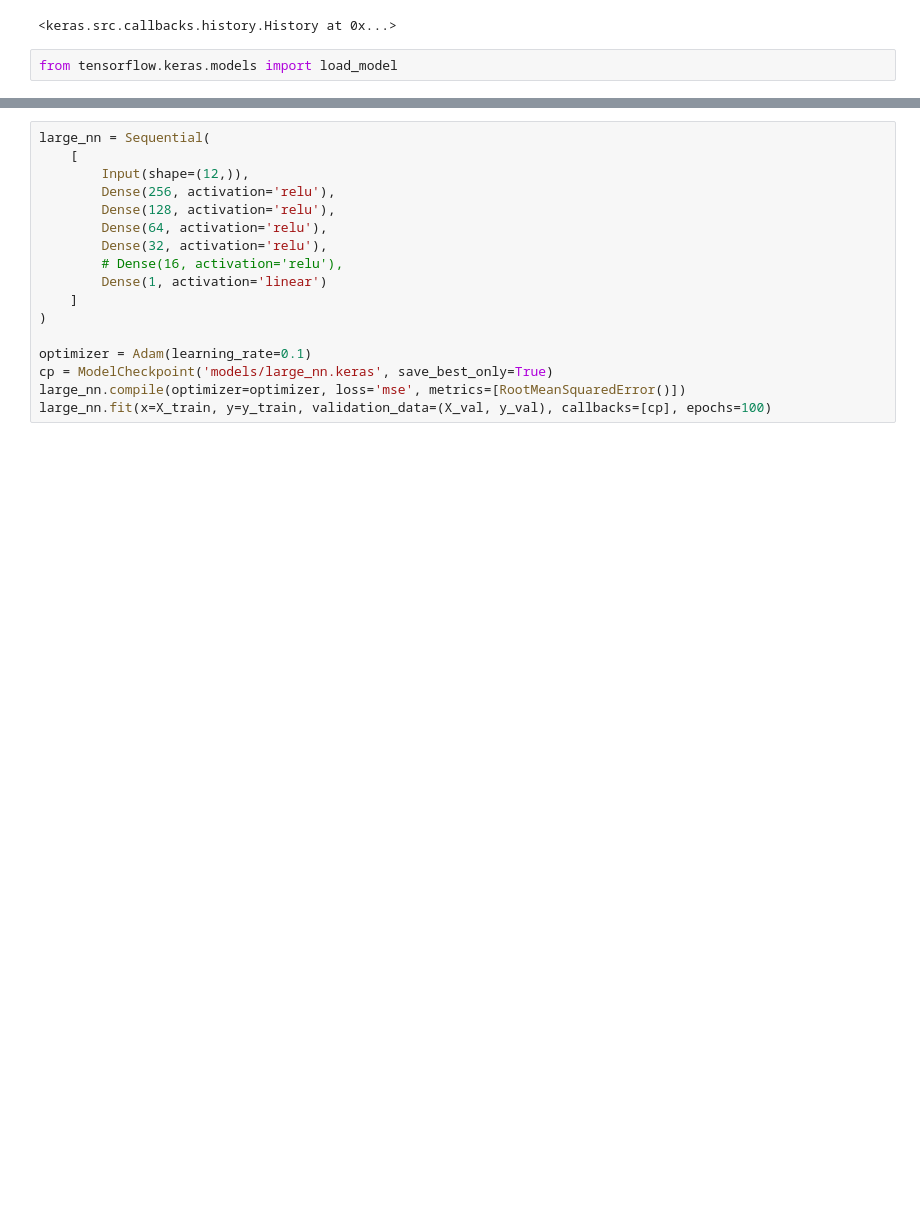
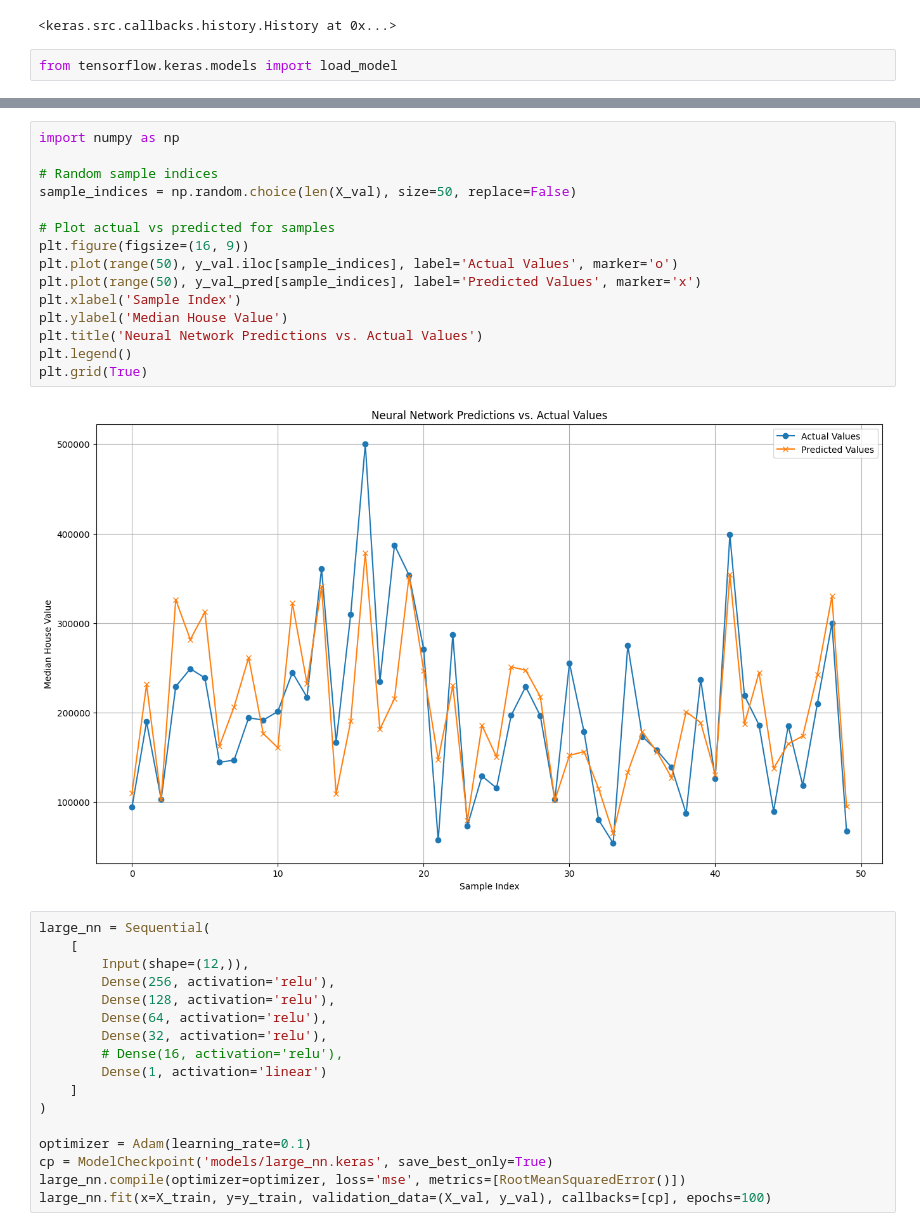
Before and after one commit to VedeshP/house_price_prediction, a Jupyter notebook: medium_large_nn.ipynb, the cells around one changed output, grey strips where cells are left out. Drawn from its saved outputs; the diff is of its cells as text; blank space fills up the shorter version.

```diff
--- a/medium_large_nn.ipynb
+++ b/medium_large_nn.ipynb
@@ -80,3 +131,20 @@ root_mean_squared_error(medium_nn.predict(X_train), y_train), root_mean_squared_
+# %%
+import numpy as np
+
+# Random sample indices
+sample_indices = np.random.choice(len(X_val), size=50, replace=False)
+
+# Plot actual vs predicted for samples
+plt.figure(figsize=(16, 9))
+plt.plot(range(50), y_val.iloc[sample_indices], label='Actual Values', marker='o')
+plt.plot(range(50), y_val_pred[sample_indices], label='Predicted Values', marker='x')
+plt.xlabel('Sample Index')
+plt.ylabel('Median House Value')
+plt.title('Neural Network Predictions vs. Actual Values')
+plt.legend()
+plt.grid(True)
+# %% [output]
+[figure, added]
 # %%
 large_nn = Sequential(
     [
```
Also changed, not shown: parts of 11 cells of this notebook, 2 other files.
